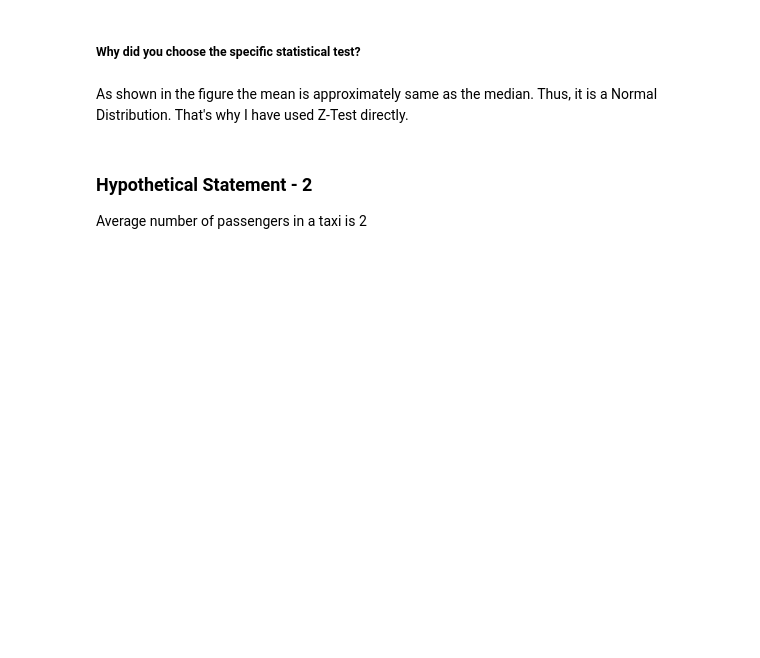
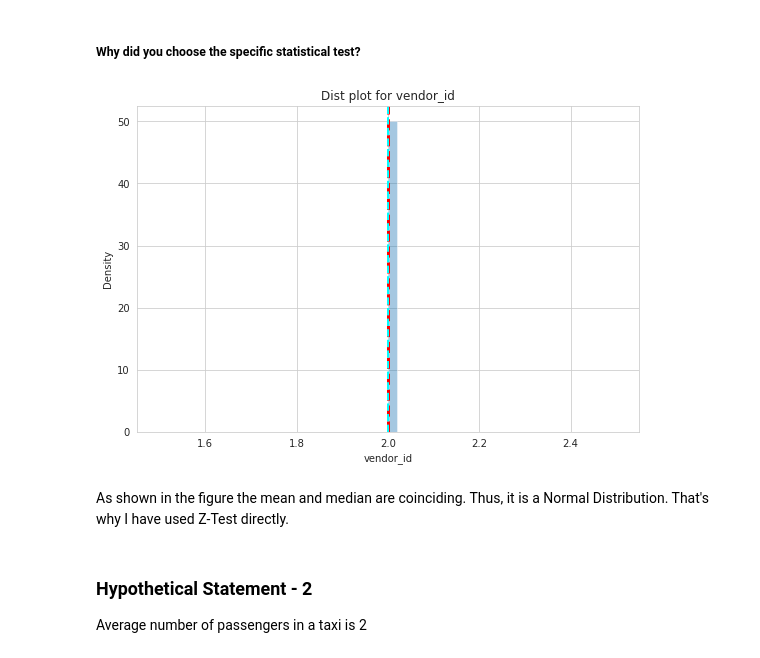
Before and after one commit to 1991Ab/Capstone-project-2-Taxi-trip-time-Prediction, a Jupyter notebook: Taxi_trip_time_Prediction_individual_notebook.ipynb, the cells around one changed output. Saved outputs shown, nothing was run; the diff lists cells and outputs as text; code cells hidden in the pictures; blank space fills up the shorter version.

```diff
--- a/Taxi_trip_time_Prediction_individual_notebook.ipynb
+++ b/Taxi_trip_time_Prediction_individual_notebook.ipynb
@@ -1034,16 +1034,18 @@ Hence deriving the conclusion as "Failed To reject the Null Hypothesis.
 # %%
 # Visualizing code of hist plot for required columns to know the data distibution
 
 fig=plt.figure(figsize=(9,6))
 ax=fig.gca()
-feature= (hypo_1["Number vmail messages"])
-sns.distplot(hypo_1["Number vmail messages"])
-ax.axvline(feature.mean(),color='magenta', linestyle='dashed', linewidth=2)
+feature= sample["vendor_id"]
+sns.distplot(feature)
+ax.axvline(feature.mean(),color='red', linestyle='dashed', linewidth=3)
 ax.axvline(feature.median(),color='cyan', linestyle='dashed', linewidth=2)
-ax.set_title(col)
+ax.set_title("Dist plot for vendor_id")
 plt.show()
+# %% [output]
+[figure, added]
 # %% [markdown]
-As shown in the figure the mean is approximately same as the median. Thus, it is a Normal Distribution. That's why I have used Z-Test directly.
+As shown in the figure the mean and median are coinciding. Thus, it is a Normal Distribution. That's why I have used Z-Test directly.
 # %% [markdown]
 ### Hypothetical Statement - 2
 Average number of passengers in a taxi is 2
```
